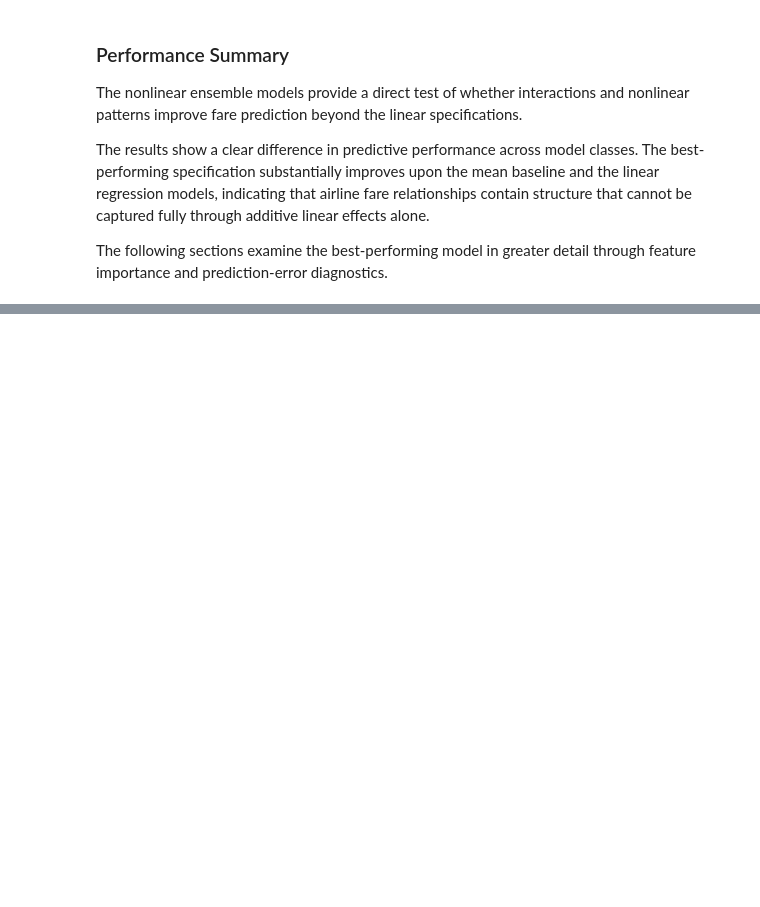
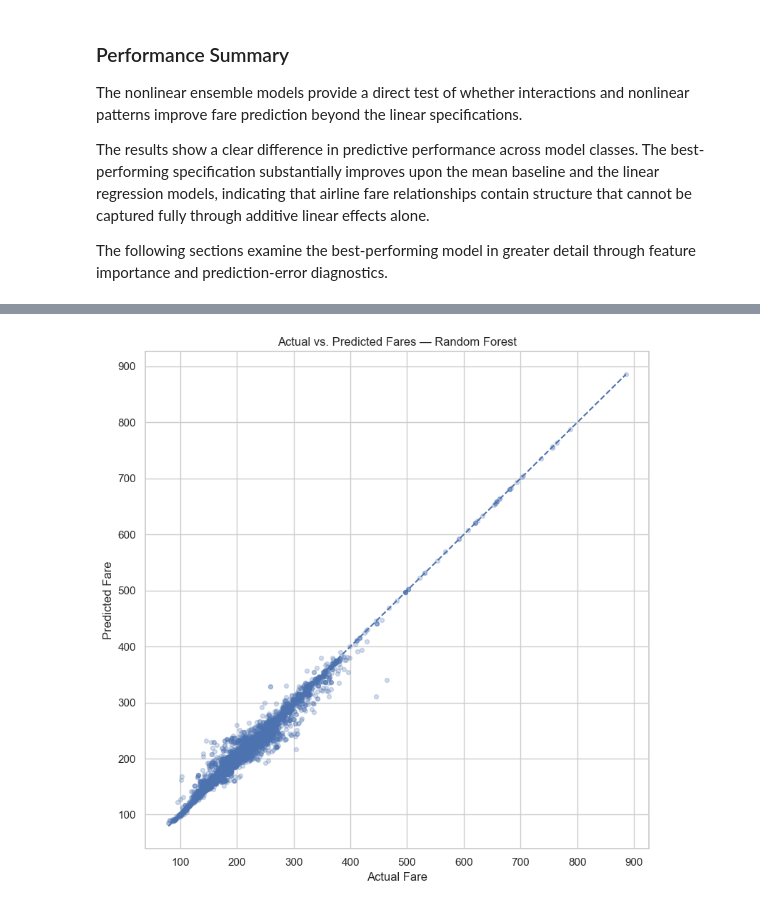
Before and after one commit to eldarhasanly/analysis-of-factors-influencing-airline-ticket-prices-using-statistical-and-machine-learning-methods, a Jupyter notebook: notebooks/airline_fare_analysis.ipynb, the cells around one changed output, grey strips where cells are left out. Saved outputs shown, nothing was run; the diff lists cells and outputs as text; code cells hidden in the pictures; blank space fills up the shorter version.

```diff
--- a/notebooks/airline_fare_analysis.ipynb
+++ b/notebooks/airline_fare_analysis.ipynb
@@ -1310,0 +1474,36 @@ The following sections examine the best-performing model in greater detail throu
+# %%
+fig, ax = plt.subplots(figsize=(8, 8))
+
+ax.scatter(
+    actual_sample,
+    predicted_sample,
+    alpha=0.25,
+    s=18,
+)
+
+fare_min = min(
+    actual_sample.min(),
+    predicted_sample.min(),
+)
+
+fare_max = max(
+    actual_sample.max(),
+    predicted_sample.max(),
+)
+
+ax.plot(
+    [fare_min, fare_max],
+    [fare_min, fare_max],
+    linestyle="--",
+)
+
+ax.set_title(
+    f"Actual vs. Predicted Fares — {best_model_name}"
+)
+ax.set_xlabel("Actual Fare")
+ax.set_ylabel("Predicted Fare")
+
+plt.tight_layout()
+plt.show()
+# %% [output]
+[figure, added]
```
Also changed, not shown: parts of 19 cells of this notebook.
